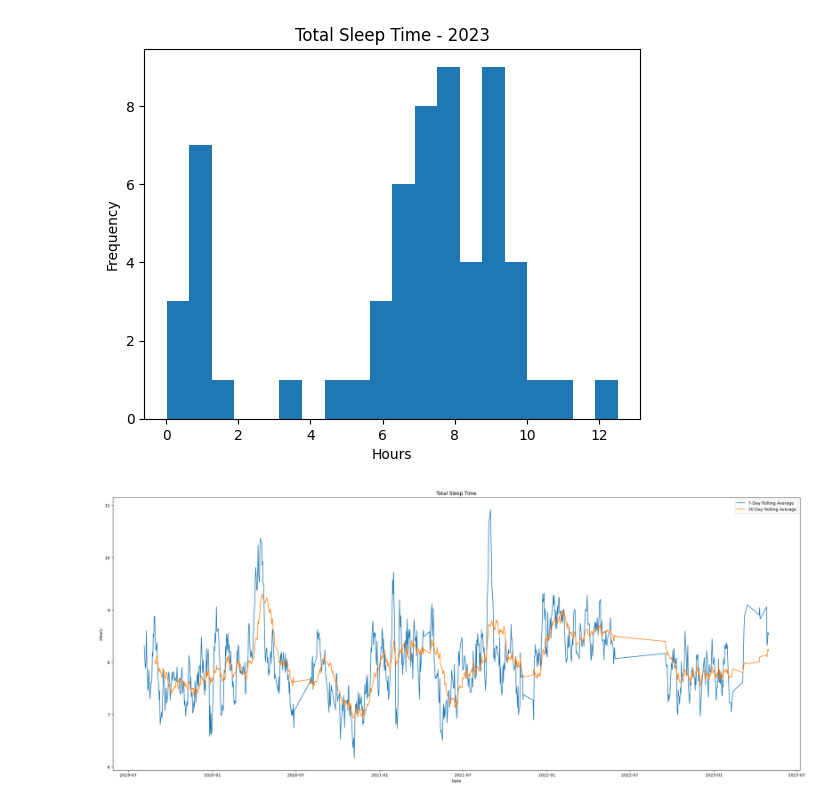
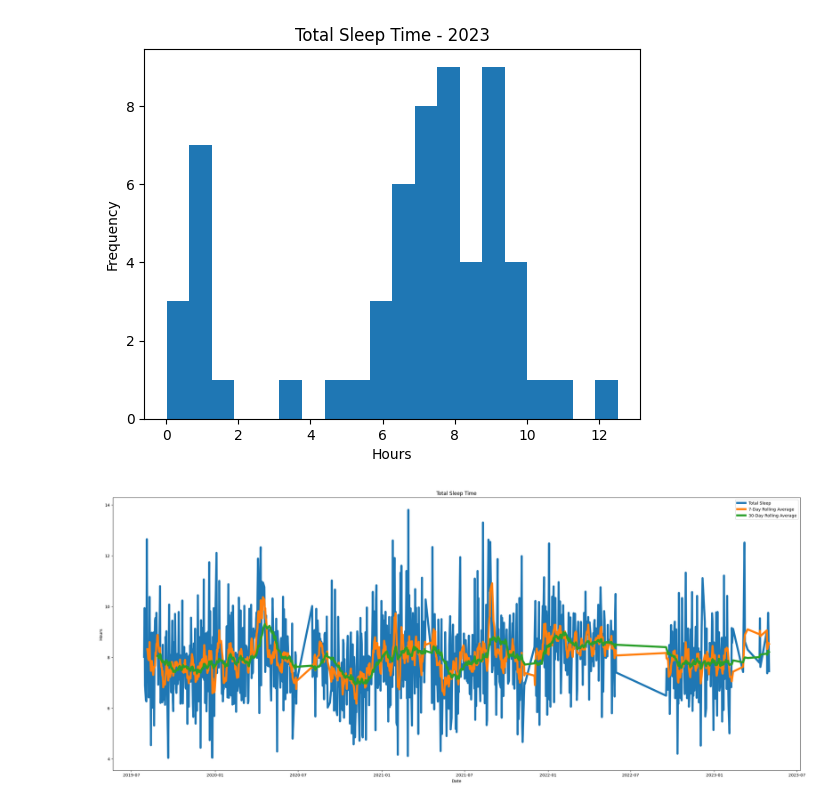
Before and after one commit to IceCobe/health-and-habit, a Jupyter notebook: data_analytics/data_load_singular.ipynb, the cells around one changed output. Saved outputs shown, nothing was run; the diff lists cells and outputs as text; code cells hidden in the pictures.

Commit message:
fleshed out total sleep time graph

```diff
--- a/data_analytics/data_load_singular.ipynb
+++ b/data_analytics/data_load_singular.ipynb
@@ -174,27 +174,28 @@ for year, group in grouped:
 [figure]
 # %%
 import matplotlib.pyplot as plt
+import matplotlib.dates as mdates
 
 # Filter data by excluding nights with less than 4 hours of sleep
 df_filtered = df.query("`Hours Slept` >= 4")
 
 # Set figure size
 plt.figure(figsize=(30, 12))
 
 # Plot total sleep time and rolling averages
-# plt.plot(df_filtered["Date"], df_filtered["Hours Slept"], label="Total Sleep")
-plt.plot(df_filtered["Date"], df_filtered["Hours Slept"].rolling(window=7).mean(), label="7-Day Rolling Average")
-plt.plot(df_filtered["Date"], df_filtered["Hours Slept"].rolling(window=30).mean(), label="30-Day Rolling Average")
+plt.plot(df_filtered["Date"], df_filtered["Hours Slept"], label="Total Sleep", linewidth=5)
+plt.plot(df_filtered["Date"], df_filtered["Hours Slept"].rolling(window=7).mean(), label="7-Day Rolling Average", linewidth=5)
+plt.plot(df_filtered["Date"], df_filtered["Hours Slept"].rolling(window=30).mean(), label="30-Day Rolling Average", linewidth=5)
 
 # Set title and axis labels
 plt.title("Total Sleep Time")
 plt.xlabel("Date")
 plt.ylabel("Hours")
 
 # Add legend
 plt.legend()
 
 # Show plot
 plt.show()
 # %% [output]
-[figure, old version]
+[figure, new version]
```
Also changed, not shown: parts of 2 cells of this notebook.
